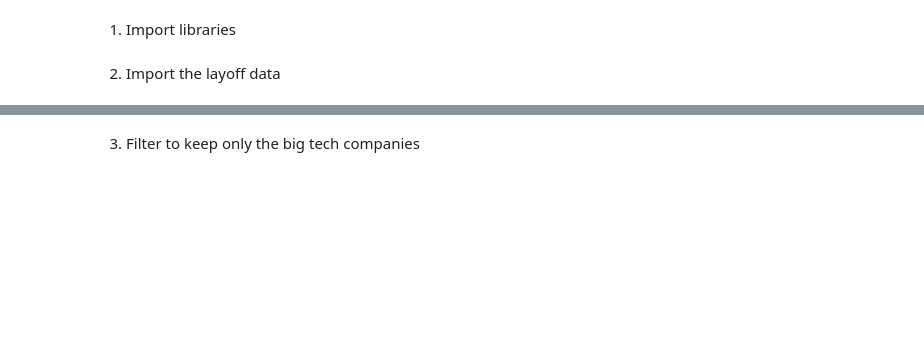
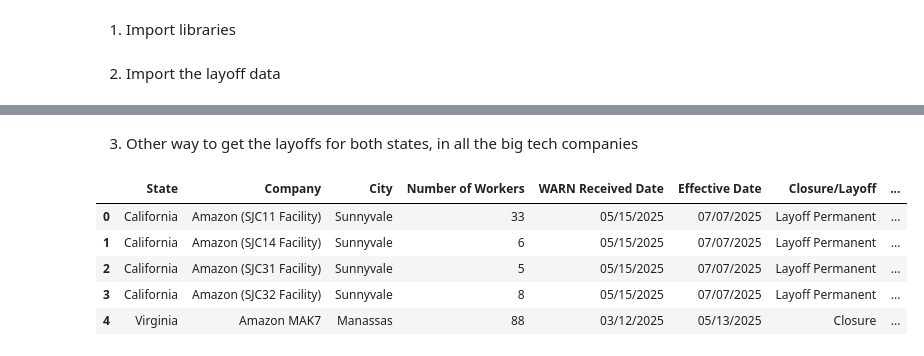
Before and after one commit to anna-peter/fd2p, a Jupyter notebook: python/layoff_second.ipynb, the cells around one changed output, grey strips where cells are left out. Cells and saved outputs as stored; diff of their text form; code cells hidden in the pictures; blank space fills up the shorter version.

```diff
--- a/python/layoff_second.ipynb
+++ b/python/layoff_second.ipynb
@@ -32,5 +32,3 @@ Texas Layoffs:
 | 2 | Texas | Sunnova Energy Corporation | Houston | NaN | 06/03/2025 | 05/30/2025 | NaN | ... |
 | 3 | Texas | JC Penney (Allaince Supply Chain) | Haslet | 296 | 06/03/2025 | 08/01/2025 | NaN | ... |
 | 4 | Texas | Texana Center (Building A) Airpor... | Rosenberg | 27 | 05/28/2025 | 05/21/2025 | NaN | ... |
-# %% [markdown]
-3) Filter to keep only the big tech companies
@@ -38,0 +35,18 @@ Texas Layoffs:
+# %% [markdown]
+3) Other way to get the layoffs for both states, in all the big tech companies
+# %%
+df_amazon = pd.read_csv('../data/data_amazon.csv')
+df_apple = pd.read_csv('../data/data_apple.csv')
+df_facebook = pd.read_csv('../data/data_facebook.csv')
+df_google = pd.read_csv('../data/data_google.csv')
+df_microsoft = pd.read_csv('../data/data_microsoft.csv')
+df_tesla = pd.read_csv('../data/data_tesla.csv')
+df_twitter = pd.read_csv('../data/data_twitter.csv')
+df_amazon.head()
+# %% [output]
+|  | State | Company | City | Number of Workers | WARN Received Date | Effective Date | Closure/Layoff | ... |
+| 0 | California | Amazon (SJC11 Facility) | Sunnyvale | 33 | 05/15/2025 | 07/07/2025 | Layoff Permanent | ... |
+| 1 | California | Amazon (SJC14 Facility) | Sunnyvale | 6 | 05/15/2025 | 07/07/2025 | Layoff Permanent | ... |
+| 2 | California | Amazon (SJC31 Facility) | Sunnyvale | 5 | 05/15/2025 | 07/07/2025 | Layoff Permanent | ... |
+| 3 | California | Amazon (SJC32 Facility) | Sunnyvale | 8 | 05/15/2025 | 07/07/2025 | Layoff Permanent | ... |
+| 4 | Virginia | Amazon MAK7 | Manassas | 88 | 03/12/2025 | 05/13/2025 | Closure | ... |
```
Also changed, not shown: parts of 6 cells of this notebook.
